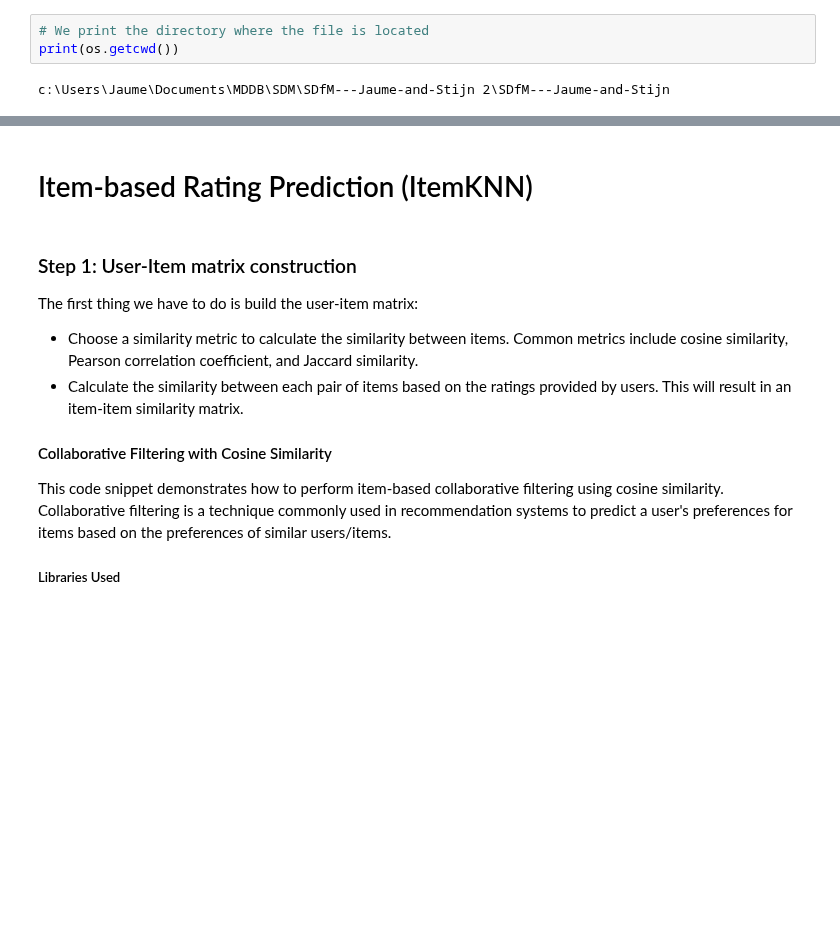
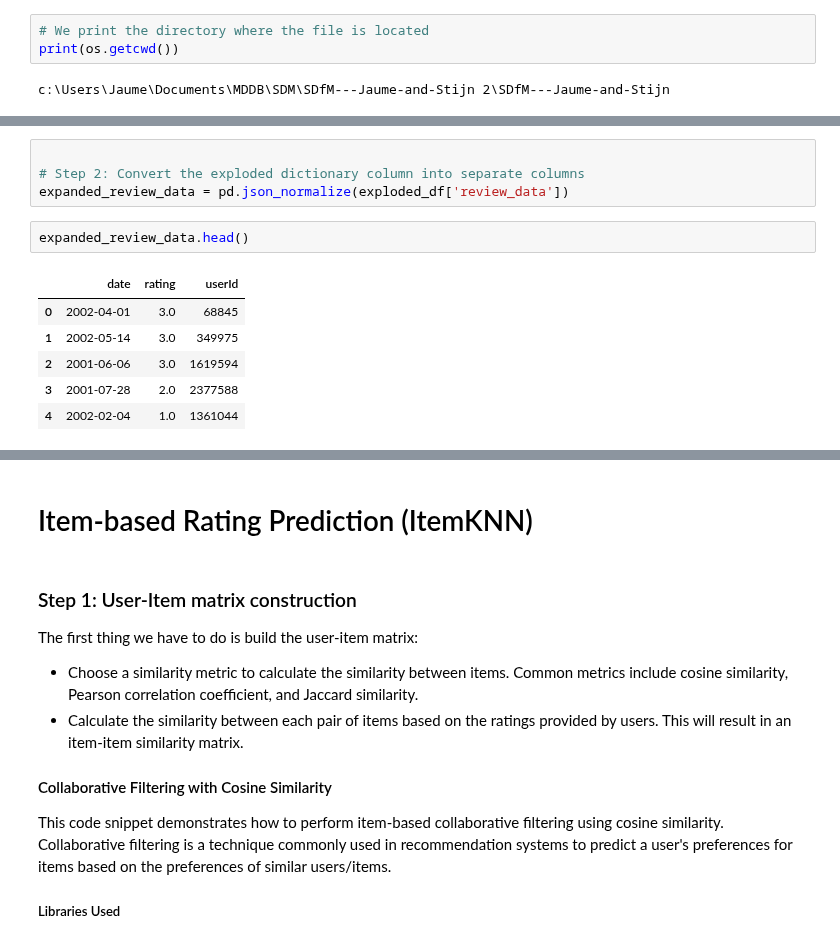
Before and after one commit to StijnHarder/SDfM---Jaume-and-Stijn, a Jupyter notebook: Netflix - Item-based models.ipynb, the cells around one changed output, grey strips where cells are left out. Drawn from its saved outputs; the diff is of its cells as text; blank space fills up the shorter version.

```diff
--- a/Netflix - Item-based models.ipynb
+++ b/Netflix - Item-based models.ipynb
@@ -57,0 +80,13 @@ Index(['movieId', 'title', 'year', 'userId', 'rating', 'date', 'Drama',
+# %%
+
+# Step 2: Convert the exploded dictionary column into separate columns
+expanded_review_data = pd.json_normalize(exploded_df['review_data'])
+# %%
+expanded_review_data.head()
+# %% [output]
+|  | date | rating | userId |
+| 0 | 2002-04-01 | 3.0 | 68845 |
+| 1 | 2002-05-14 | 3.0 | 349975 |
+| 2 | 2001-06-06 | 3.0 | 1619594 |
+| 3 | 2001-07-28 | 2.0 | 2377588 |
+| 4 | 2002-02-04 | 1.0 | 1361044 |
```
Also changed, not shown: parts of 31 cells of this notebook.
